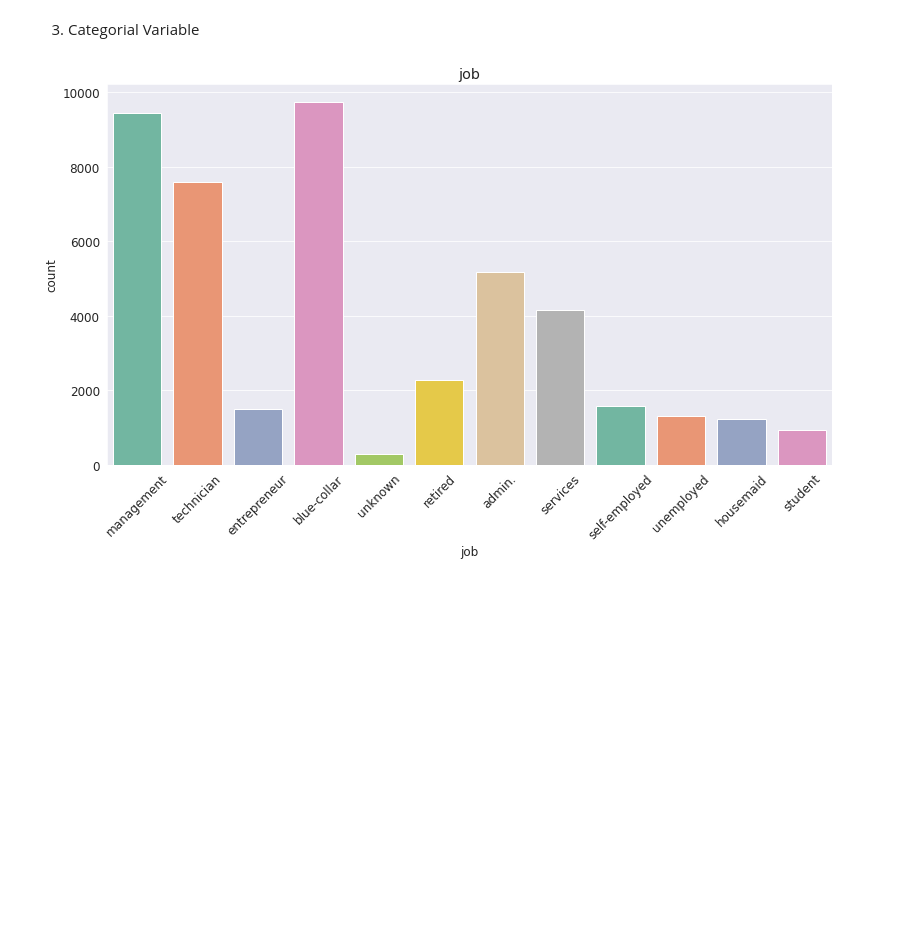
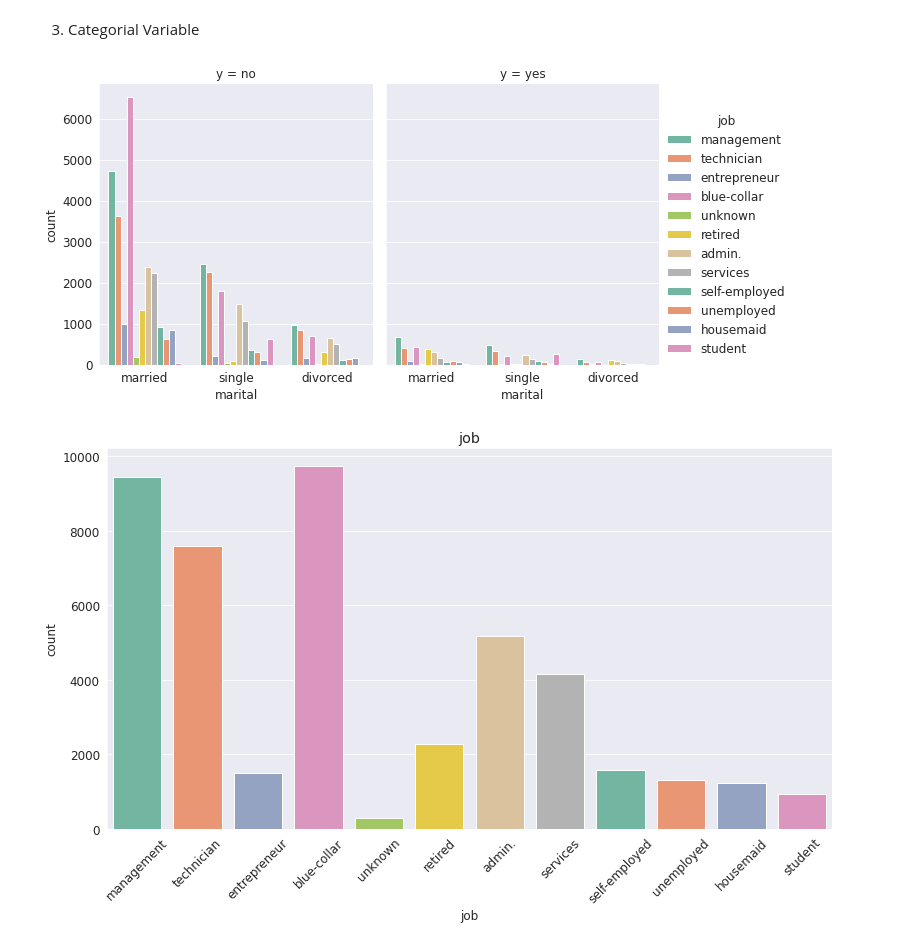
Before and after one commit to GODxFATHER/Bank-Marketing-Effectiveness-Prediction, a Jupyter notebook: Bank_Marketing_Effectiveness_Prediction_Capstone_Project.ipynb, the cells around one changed output. Cells and saved outputs as stored; diff of their text form; code cells hidden in the pictures; blank space fills up the shorter version.

```diff
--- a/Bank_Marketing_Effectiveness_Prediction_Capstone_Project.ipynb
+++ b/Bank_Marketing_Effectiveness_Prediction_Capstone_Project.ipynb
@@ -217,5 +235,9 @@ for col in num_f:
 # %% [markdown]
 3. Categorial Variable
+# %%
+g = sns.catplot(x=cat_f[1], hue=cat_f[0], col="y",data=df, kind="count",height=5, aspect=.9, palette="Set2")
+# %% [output]
+[figure, added]
 # %%
 for col in cat_f:
   sns.countplot(df[col], palette="Set2")
```
Also changed, not shown: parts of 36 cells of this notebook.
